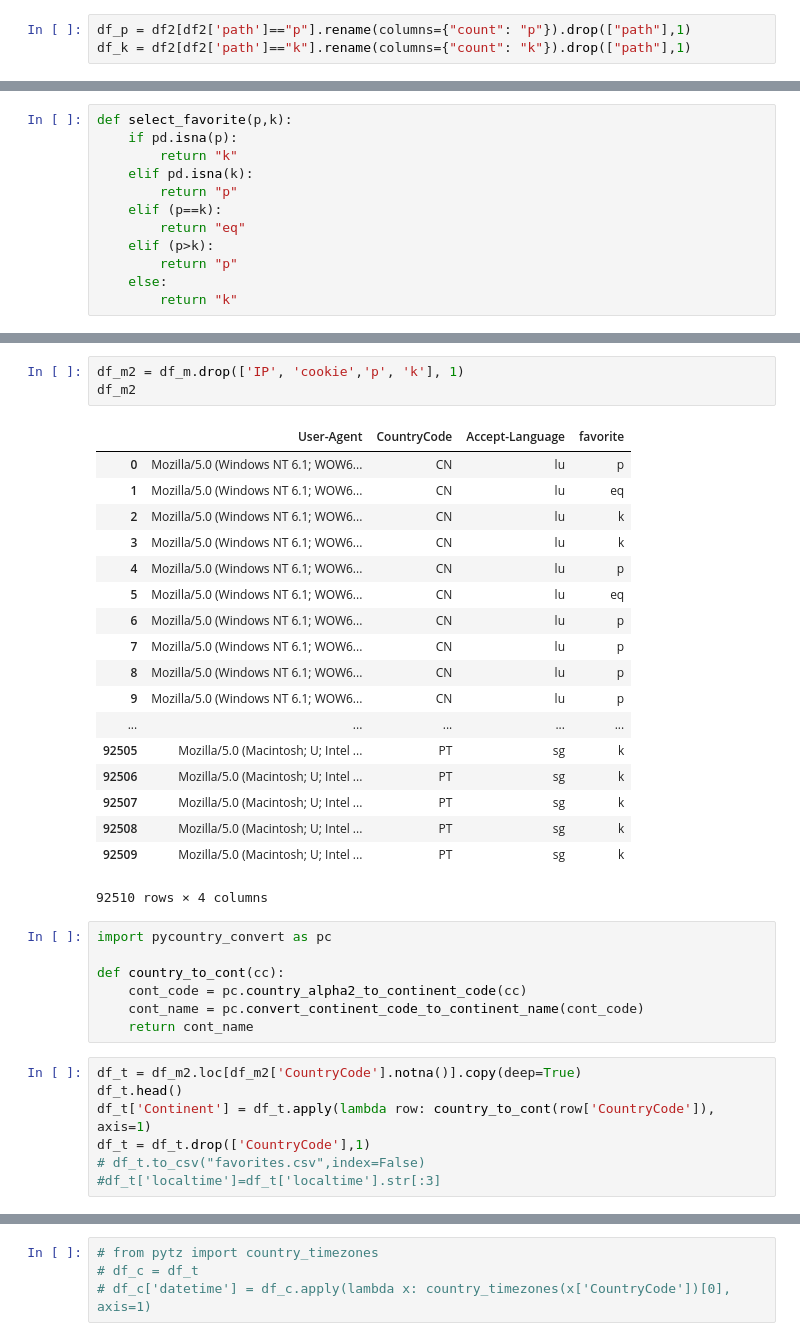
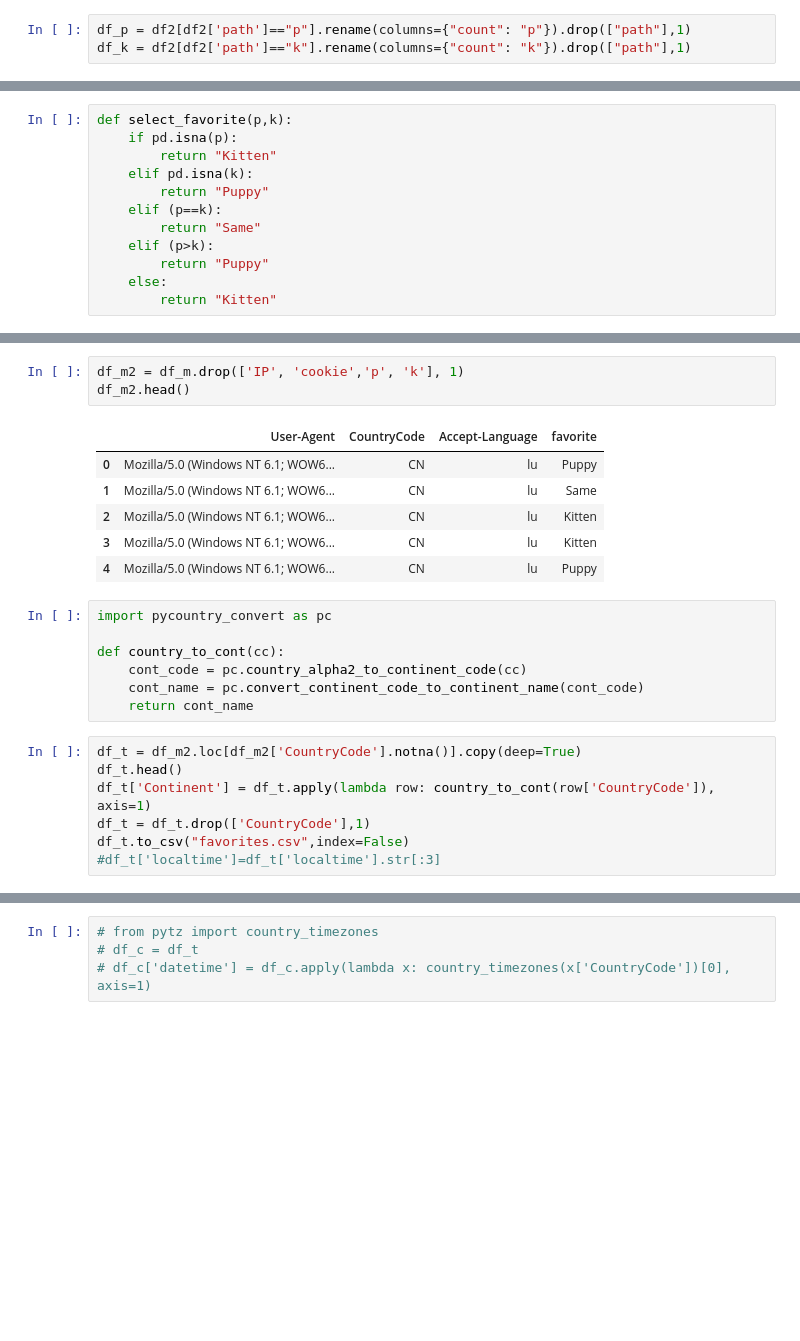
Before and after one commit to msilin/dogcat, a Jupyter notebook: K_Anonymity_ms.ipynb, the cells around one changed output, grey strips where cells are left out. Saved outputs shown, nothing was run; the diff lists cells and outputs as text; blank space fills up the shorter version.

```diff
--- a/K_Anonymity_ms.ipynb
+++ b/K_Anonymity_ms.ipynb
@@ -39,15 +39,15 @@ df_m.head()
 # %%
 def select_favorite(p,k):
     if pd.isna(p):
-        return "k"
+        return "Kitten"
     elif pd.isna(k):
-        return "p"
+        return "Puppy"
     elif (p==k):
-        return "eq"
+        return "Same"
     elif (p>k):
-        return "p"
+        return "Puppy"
     else:
-        return "k"
+        return "Kitten"
 # %%
 df_m['favorite'] = df_m.apply(lambda row: select_favorite(row['p'],row['k']), axis=1)
 df_m.head()
@@ -61,25 +61,13 @@ df_m.head()
 # %%
 df_m2 = df_m.drop(['IP', 'cookie','p', 'k'], 1)
-df_m2
+df_m2.head()
 # %% [output]
 |  | User-Agent | CountryCode | Accept-Language | favorite |
-| 0 | Mozilla/5.0 (Windows NT 6.1; WOW6... | CN | lu | p |
-| 1 | Mozilla/5.0 (Windows NT 6.1; WOW6... | CN | lu | eq |
-| 2 | Mozilla/5.0 (Windows NT 6.1; WOW6... | CN | lu | k |
-| 3 | Mozilla/5.0 (Windows NT 6.1; WOW6... | CN | lu | k |
-| 4 | Mozilla/5.0 (Windows NT 6.1; WOW6... | CN | lu | p |
-| 5 | Mozilla/5.0 (Windows NT 6.1; WOW6... | CN | lu | eq |
-| 6 | Mozilla/5.0 (Windows NT 6.1; WOW6... | CN | lu | p |
-| 7 | Mozilla/5.0 (Windows NT 6.1; WOW6... | CN | lu | p |
-| 8 | Mozilla/5.0 (Windows NT 6.1; WOW6... | CN | lu | p |
-| 9 | Mozilla/5.0 (Windows NT 6.1; WOW6... | CN | lu | p |
-| ... | ... | ... | ... | ... |
-| 92505 | Mozilla/5.0 (Macintosh; U; Intel ... | PT | sg | k |
-| 92506 | Mozilla/5.0 (Macintosh; U; Intel ... | PT | sg | k |
-| 92507 | Mozilla/5.0 (Macintosh; U; Intel ... | PT | sg | k |
-| 92508 | Mozilla/5.0 (Macintosh; U; Intel ... | PT | sg | k |
-| 92509 | Mozilla/5.0 (Macintosh; U; Intel ... | PT | sg | k |
+| 0 | Mozilla/5.0 (Windows NT 6.1; WOW6... | CN | lu | Puppy |
+| 1 | Mozilla/5.0 (Windows NT 6.1; WOW6... | CN | lu | Same |
+| 2 | Mozilla/5.0 (Windows NT 6.1; WOW6... | CN | lu | Kitten |
+| 3 | Mozilla/5.0 (Windows NT 6.1; WOW6... | CN | lu | Kitten |
+| 4 | Mozilla/5.0 (Windows NT 6.1; WOW6... | CN | lu | Puppy |
-92510 rows × 4 columns
 # %%
 import pycountry_convert as pc
 
@@ -92,7 +80,7 @@ df_t = df_m2.loc[df_m2['CountryCode'].notna()].copy(deep=True)
 df_t.head()
 df_t['Continent'] = df_t.apply(lambda row: country_to_cont(row['CountryCode']), axis=1)
 df_t = df_t.drop(['CountryCode'],1)
-# df_t.to_csv("favorites.csv",index=False)
+df_t.to_csv("favorites.csv",index=False)
 #df_t['localtime']=df_t['localtime'].str[:3]
 # %%
 df_t['IP']="*"
```
Also changed, not shown: parts of 4 cells of this notebook, 1 other file.
